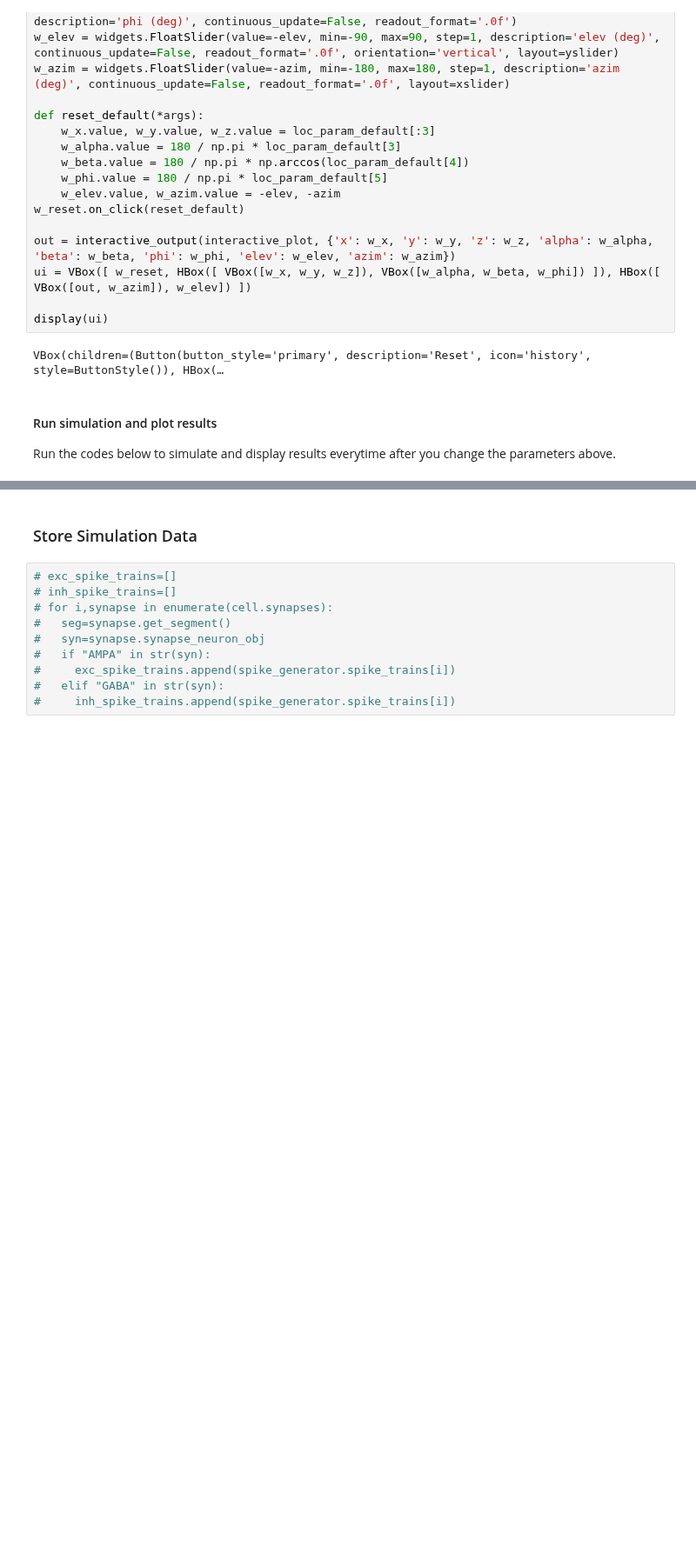
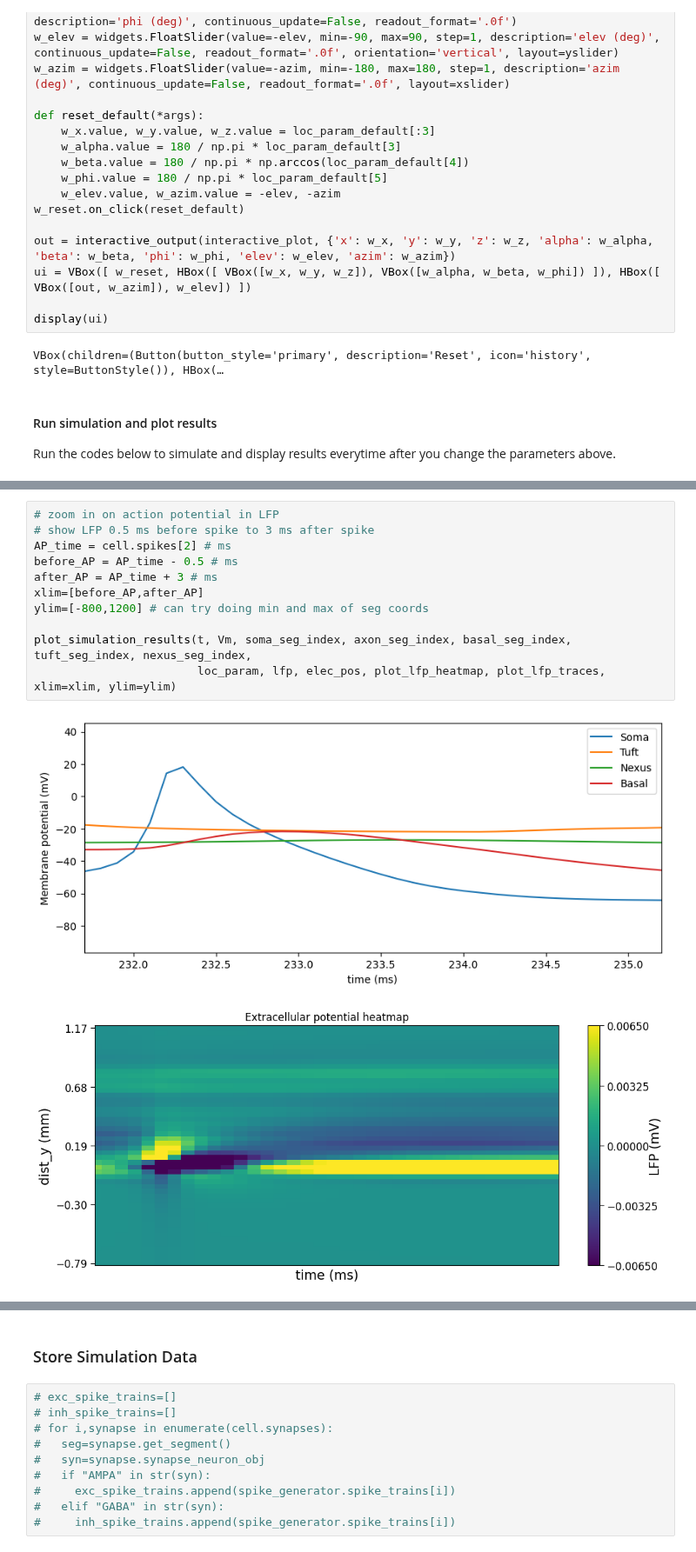
Before and after one commit to davidfague/Neural-Modeling, a Jupyter notebook: fully_refactored_Functional_Groups_Simulation.ipynb, the cells around one changed output, grey strips where cells are left out. Shown at 87% size. Saved outputs shown, nothing was run; the diff lists cells and outputs as text; blank space fills up the shorter version.

Commit message:
zoom on AP in LFP

```diff
--- a/fully_refactored_Functional_Groups_Simulation.ipynb
+++ b/fully_refactored_Functional_Groups_Simulation.ipynb
@@ -559,0 +549,14 @@ Plotting L5PCtemplate[0].apic[36](0.5) Voltage| y coordinate of this seg: 931.37
+# %%
+# zoom in on action potential in LFP
+# show LFP 0.5 ms before spike to 3 ms after spike
+AP_time = cell.spikes[2] # ms
+before_AP = AP_time - 0.5 # ms
+after_AP = AP_time + 3 # ms
+xlim=[before_AP,after_AP]
+ylim=[-800,1200] # can try doing min and max of seg coords
+
+plot_simulation_results(t, Vm, soma_seg_index, axon_seg_index, basal_seg_index, tuft_seg_index, nexus_seg_index,
+						loc_param, lfp, elec_pos, plot_lfp_heatmap, plot_lfp_traces, xlim=xlim, ylim=ylim)
+# %% [output]
+[figure, added]
+[figure, added]
```
Also changed, not shown: parts of 8 cells of this notebook.
